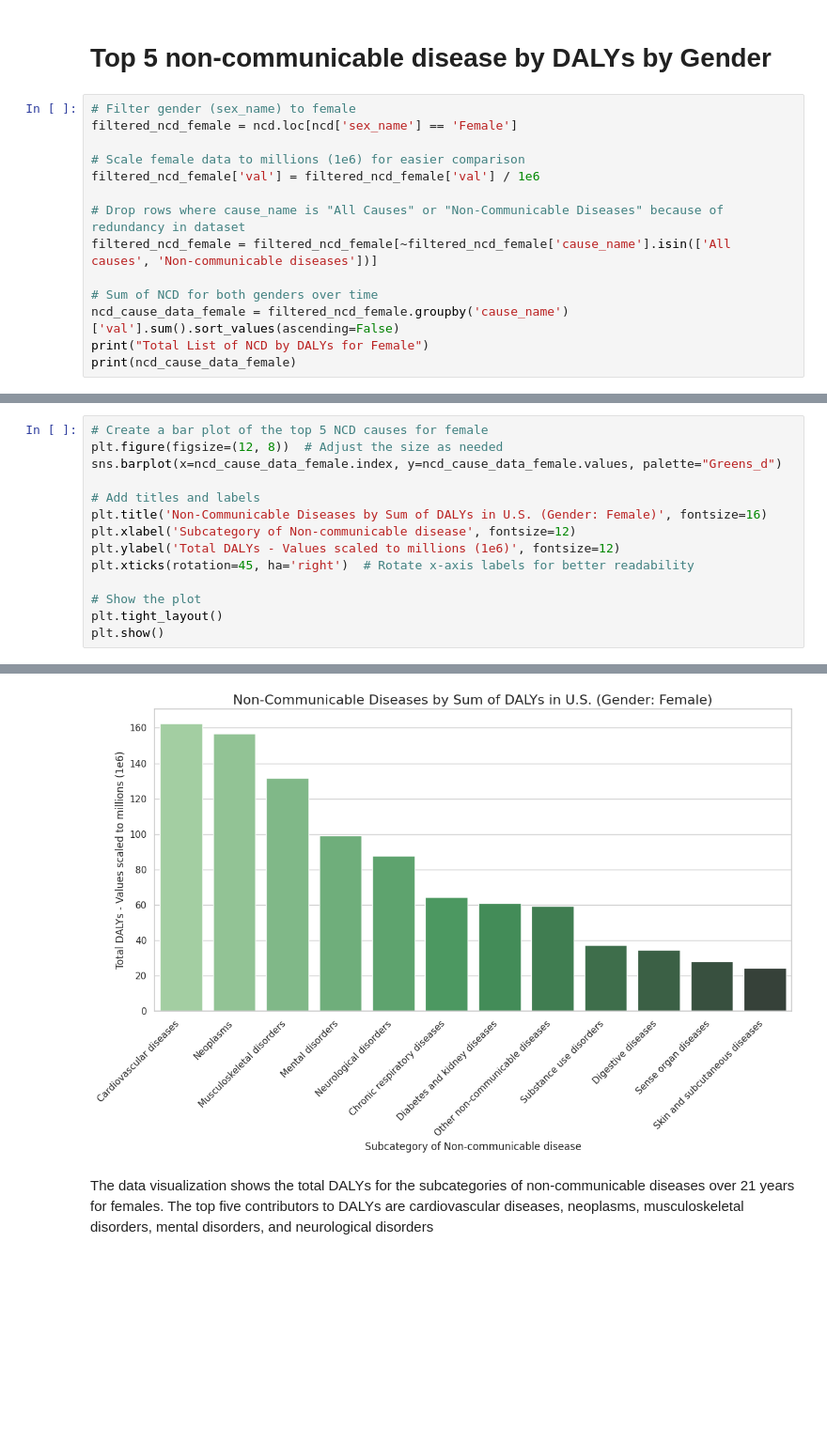
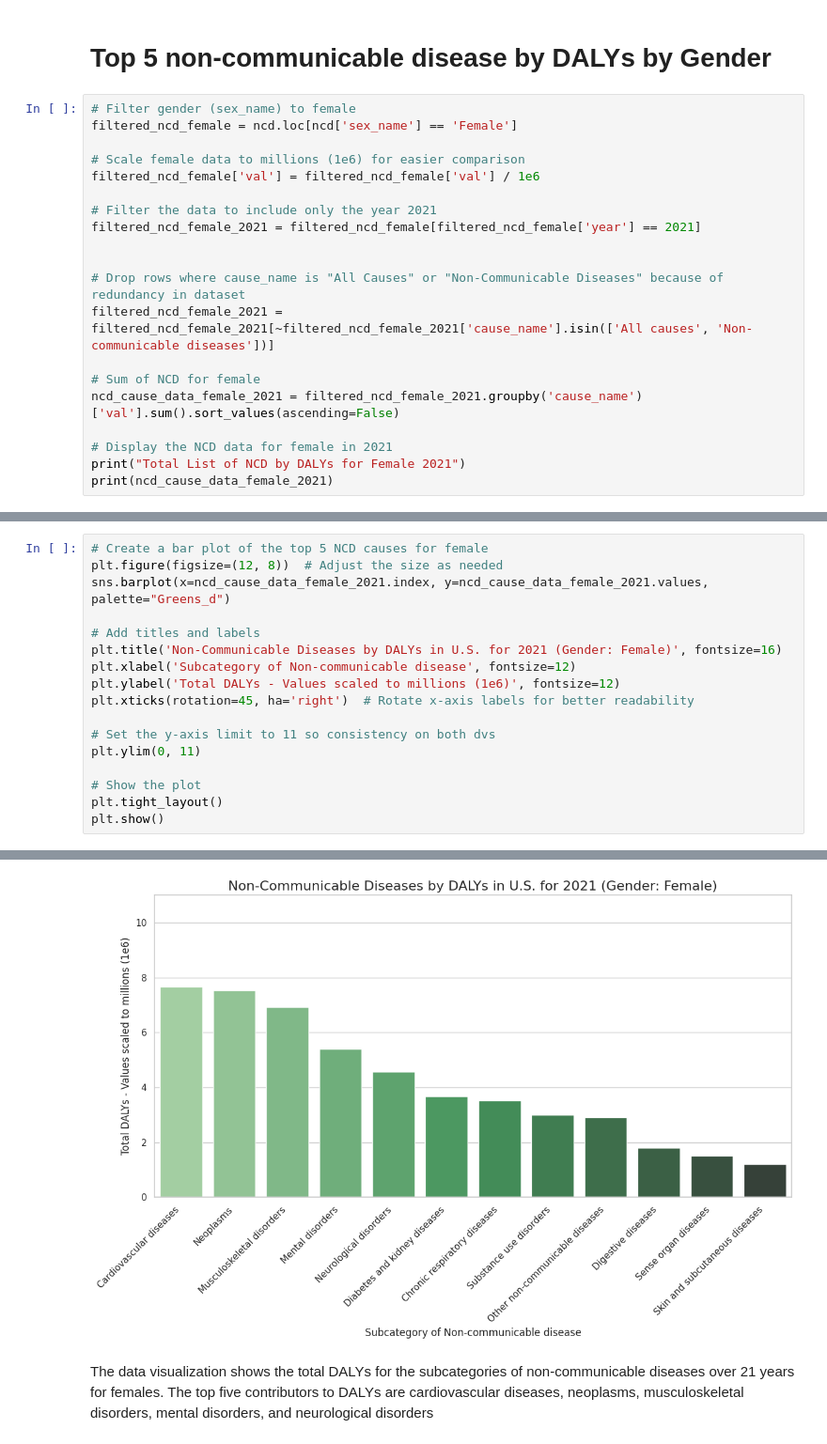
Before and after one commit to atoothman/DATA-70500, a Jupyter notebook: DATA_70500_Toothman_NonCommunicable_Diseases.ipynb, the cells around one changed output, grey strips where cells are left out. Shown: that part at 94% size. Saved outputs shown, nothing was run; the diff lists cells and outputs as text; blank space fills up the shorter version.

```diff
--- a/DATA_70500_Toothman_NonCommunicable_Diseases.ipynb
+++ b/DATA_70500_Toothman_NonCommunicable_Diseases.ipynb
@@ -238,11 +238,17 @@ filtered_ncd_female = ncd.loc[ncd['sex_name'] == 'Female']
 # Scale female data to millions (1e6) for easier comparison
 filtered_ncd_female['val'] = filtered_ncd_female['val'] / 1e6
 
+# Filter the data to include only the year 2021
+filtered_ncd_female_2021 = filtered_ncd_female[filtered_ncd_female['year'] == 2021]
+
+
 # Drop rows where cause_name is "All Causes" or "Non-Communicable Diseases" because of redundancy in dataset
-filtered_ncd_female = filtered_ncd_female[~filtered_ncd_female['cause_name'].isin(['All causes', 'Non-communicable diseases'])]
+filtered_ncd_female_2021 = filtered_ncd_female_2021[~filtered_ncd_female_2021['cause_name'].isin(['All causes', 'Non-communicable diseases'])]
 
-# Sum of NCD for both genders over time
-ncd_cause_data_female = filtered_ncd_female.groupby('cause_name')['val'].sum().sort_values(ascending=False)
-print("Total List of NCD by DALYs for Female")
-print(ncd_cause_data_female)
+# Sum of NCD for female
+ncd_cause_data_female_2021 = filtered_ncd_female_2021.groupby('cause_name')['val'].sum().sort_values(ascending=False)
+
+# Display the NCD data for female in 2021
+print("Total List of NCD by DALYs for Female 2021")
+print(ncd_cause_data_female_2021)
 # %% [output]
@@ -269,14 +275,17 @@ See the caveats in the documentation: https://pandas.pydata.org/pandas-docs/stab
 # %%
 # Create a bar plot of the top 5 NCD causes for female
 plt.figure(figsize=(12, 8))  # Adjust the size as needed
-sns.barplot(x=ncd_cause_data_female.index, y=ncd_cause_data_female.values, palette="Greens_d")
+sns.barplot(x=ncd_cause_data_female_2021.index, y=ncd_cause_data_female_2021.values, palette="Greens_d")
 
 # Add titles and labels
-plt.title('Non-Communicable Diseases by Sum of DALYs in U.S. (Gender: Female)', fontsize=16)
+plt.title('Non-Communicable Diseases by DALYs in U.S. for 2021 (Gender: Female)', fontsize=16)
 plt.xlabel('Subcategory of Non-communicable disease', fontsize=12)
 plt.ylabel('Total DALYs - Values scaled to millions (1e6)', fontsize=12)
 plt.xticks(rotation=45, ha='right')  # Rotate x-axis labels for better readability
 
+# Set the y-axis limit to 11 so consistency on both dvs
+plt.ylim(0, 11)
+
 # Show the plot
 plt.tight_layout()
 plt.show()
@@ -287,4 +296,4 @@ Passing `palette` without assigning `hue` is deprecated and will be removed in v
-[figure, old version]
+[figure, new version]
 # %% [markdown]
 The data visualization shows the total DALYs for the subcategories of non-communicable diseases over 21 years for females. The top five contributors to DALYs are cardiovascular diseases, neoplasms, musculoskeletal disorders, mental disorders, and neurological disorders
 # %%
```
Also changed, not shown: parts of 5 cells of this notebook.
